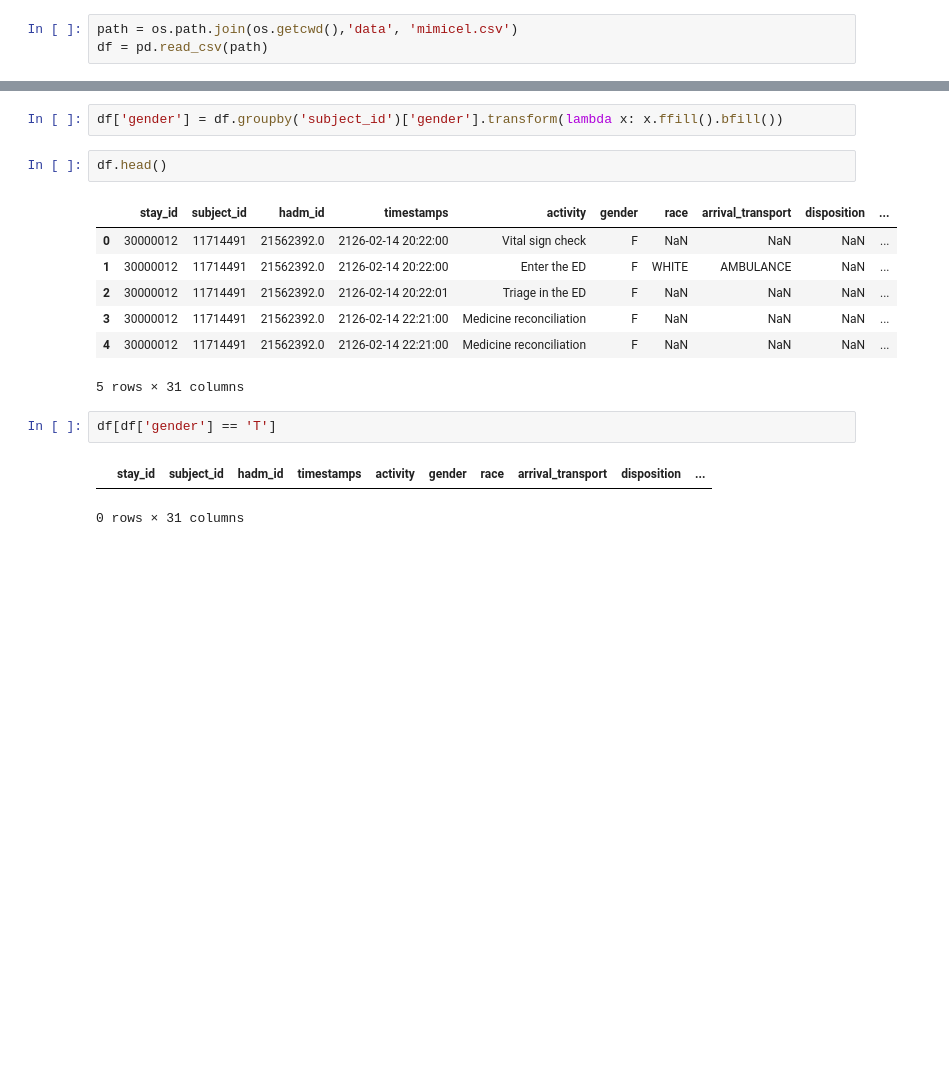
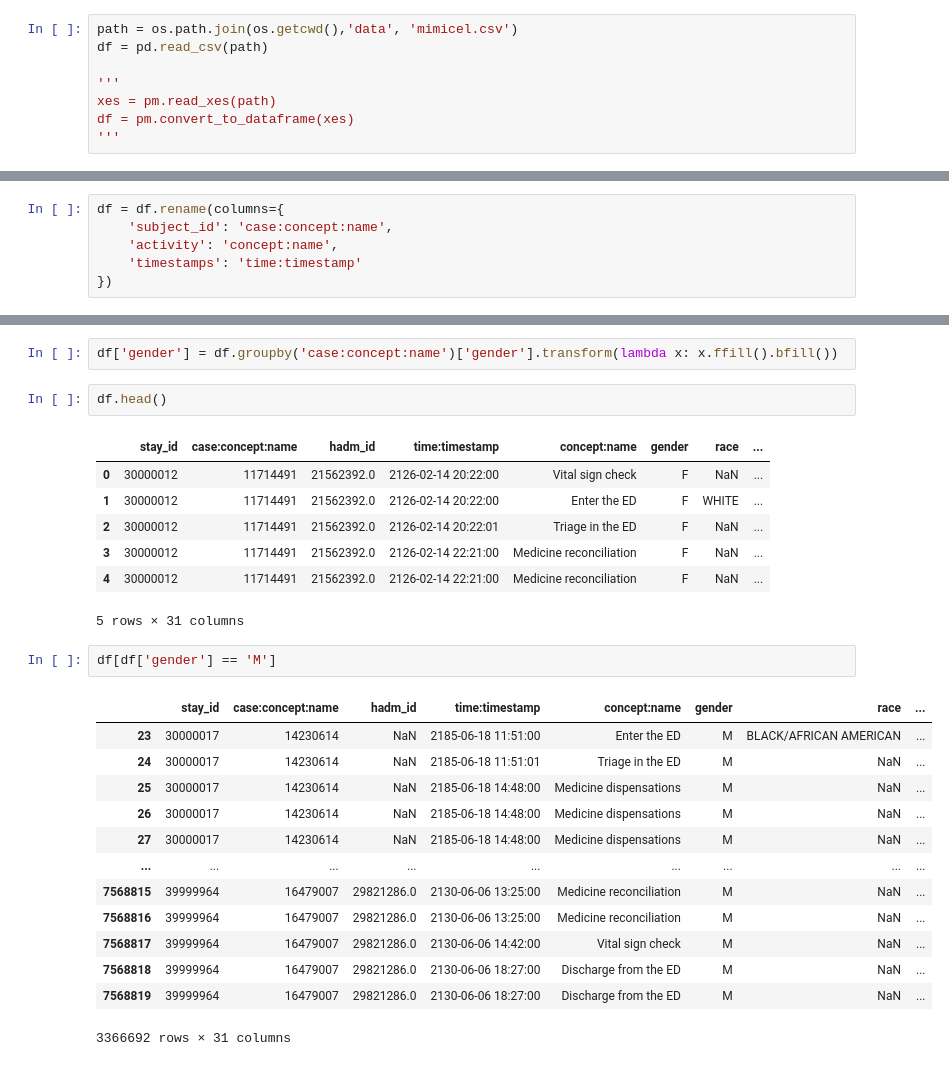
Before and after one commit to BPark01/Data-Segmentation-Benchmark-in-Process-Mining, a Jupyter notebook: mimic_benchmark.ipynb, the cells around one changed output, grey strips where cells are left out. Drawn from its saved outputs; the diff is of its cells as text; blank space fills up the shorter version.

```diff
--- a/mimic_benchmark.ipynb
+++ b/mimic_benchmark.ipynb
@@ -22,3 +16,8 @@ from pm4py.statistics.traces.generic.log import case_statistics
 # %%
 path = os.path.join(os.getcwd(),'data', 'mimicel.csv')
 df = pd.read_csv(path)
+
+'''
+xes = pm.read_xes(path)
+df = pm.convert_to_dataframe(xes)
+'''
@@ -47,3 +48,9 @@ Data columns (total 31 columns):
  30  gsn_rn             float64
 dtypes: float64(16), int64(2), object(13)
 memory usage: 1.7+ GB
+# %%
+df = df.rename(columns={
+    'subject_id': 'case:concept:name',
+    'activity': 'concept:name',
+    'timestamps': 'time:timestamp'
+})
@@ -70,17 +99,28 @@ print("모든 행에 NaN이 없는 열들:", list(non_null_cols))
 # %%
-df['gender'] = df.groupby('subject_id')['gender'].transform(lambda x: x.ffill().bfill())
+df['gender'] = df.groupby('case:concept:name')['gender'].transform(lambda x: x.ffill().bfill())
 # %%
 df.head()
 # %% [output]
-|  | stay_id | subject_id | hadm_id | timestamps | activity | gender | race | arrival_transport | disposition | ... |
-| 0 | 30000012 | 11714491 | 21562392.0 | 2126-02-14 20:22:00 | Vital sign check | F | NaN | NaN | NaN | ... |
-| 1 | 30000012 | 11714491 | 21562392.0 | 2126-02-14 20:22:00 | Enter the ED | F | WHITE | AMBULANCE | NaN | ... |
-| 2 | 30000012 | 11714491 | 21562392.0 | 2126-02-14 20:22:01 | Triage in the ED | F | NaN | NaN | NaN | ... |
-| 3 | 30000012 | 11714491 | 21562392.0 | 2126-02-14 22:21:00 | Medicine reconciliation | F | NaN | NaN | NaN | ... |
-| 4 | 30000012 | 11714491 | 21562392.0 | 2126-02-14 22:21:00 | Medicine reconciliation | F | NaN | NaN | NaN | ... |
+|  | stay_id | case:concept:name | hadm_id | time:timestamp | concept:name | gender | race | ... |
+| 0 | 30000012 | 11714491 | 21562392.0 | 2126-02-14 20:22:00 | Vital sign check | F | NaN | ... |
+| 1 | 30000012 | 11714491 | 21562392.0 | 2126-02-14 20:22:00 | Enter the ED | F | WHITE | ... |
+| 2 | 30000012 | 11714491 | 21562392.0 | 2126-02-14 20:22:01 | Triage in the ED | F | NaN | ... |
+| 3 | 30000012 | 11714491 | 21562392.0 | 2126-02-14 22:21:00 | Medicine reconciliation | F | NaN | ... |
+| 4 | 30000012 | 11714491 | 21562392.0 | 2126-02-14 22:21:00 | Medicine reconciliation | F | NaN | ... |
 5 rows × 31 columns
 # %%
-df[df['gender'] == 'T']
+df[df['gender'] == 'M']
 # %% [output]
-|  | stay_id | subject_id | hadm_id | timestamps | activity | gender | race | arrival_transport | disposition | ... |
+|  | stay_id | case:concept:name | hadm_id | time:timestamp | concept:name | gender | race | ... |
+| 23 | 30000017 | 14230614 | NaN | 2185-06-18 11:51:00 | Enter the ED | M | BLACK/AFRICAN AMERICAN | ... |
+| 24 | 30000017 | 14230614 | NaN | 2185-06-18 11:51:01 | Triage in the ED | M | NaN | ... |
+| 25 | 30000017 | 14230614 | NaN | 2185-06-18 14:48:00 | Medicine dispensations | M | NaN | ... |
+| 26 | 30000017 | 14230614 | NaN | 2185-06-18 14:48:00 | Medicine dispensations | M | NaN | ... |
+| 27 | 30000017 | 14230614 | NaN | 2185-06-18 14:48:00 | Medicine dispensations | M | NaN | ... |
+| ... | ... | ... | ... | ... | ... | ... | ... | ... |
+| 7568815 | 39999964 | 16479007 | 29821286.0 | 2130-06-06 13:25:00 | Medicine reconciliation | M | NaN | ... |
+| 7568816 | 39999964 | 16479007 | 29821286.0 | 2130-06-06 13:25:00 | Medicine reconciliation | M | NaN | ... |
+| 7568817 | 39999964 | 16479007 | 29821286.0 | 2130-06-06 14:42:00 | Vital sign check | M | NaN | ... |
+| 7568818 | 39999964 | 16479007 | 29821286.0 | 2130-06-06 18:27:00 | Discharge from the ED | M | NaN | ... |
+| 7568819 | 39999964 | 16479007 | 29821286.0 | 2130-06-06 18:27:00 | Discharge from the ED | M | NaN | ... |
-0 rows × 31 columns
+3366692 rows × 31 columns
```
Also changed, not shown: parts of 33 cells of this notebook.
